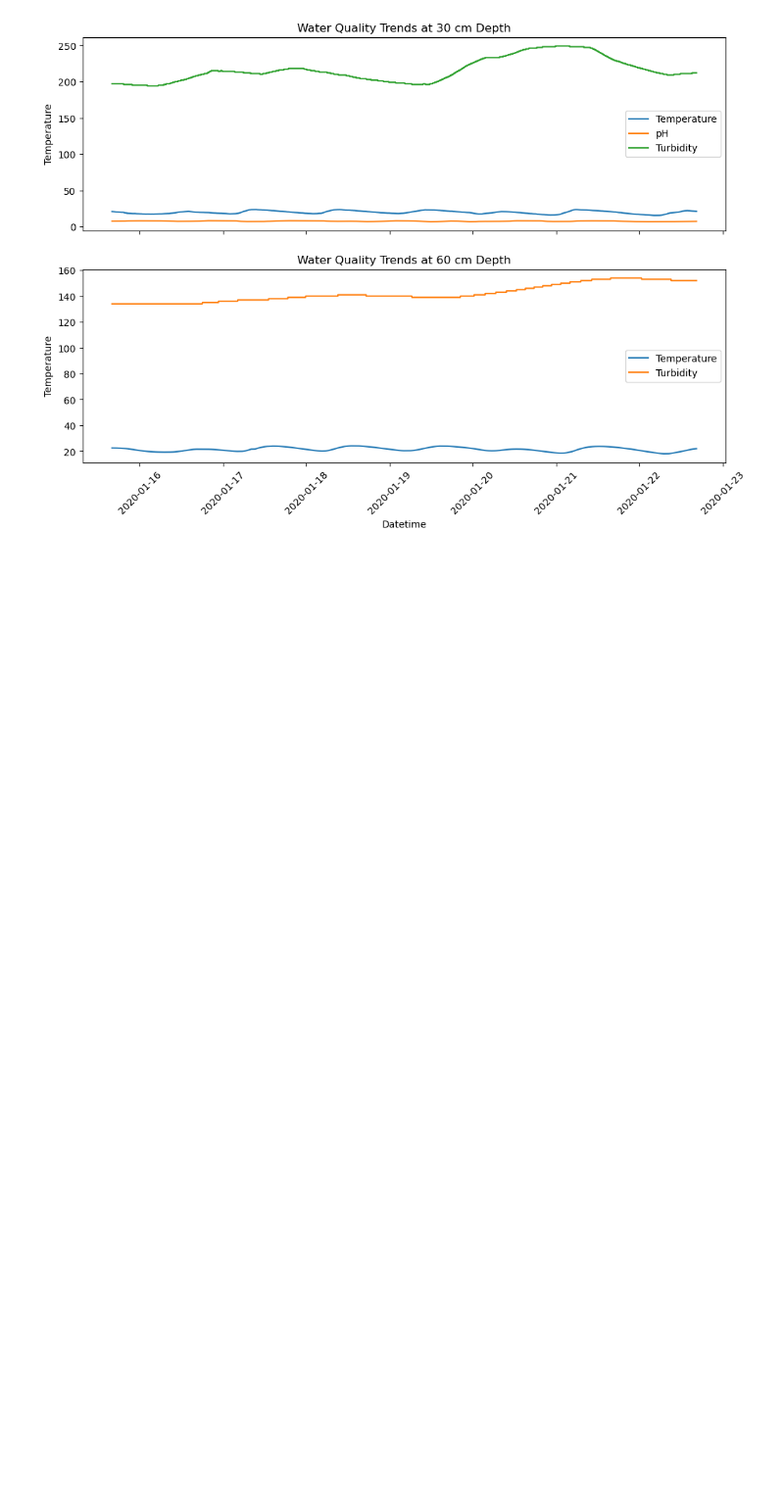
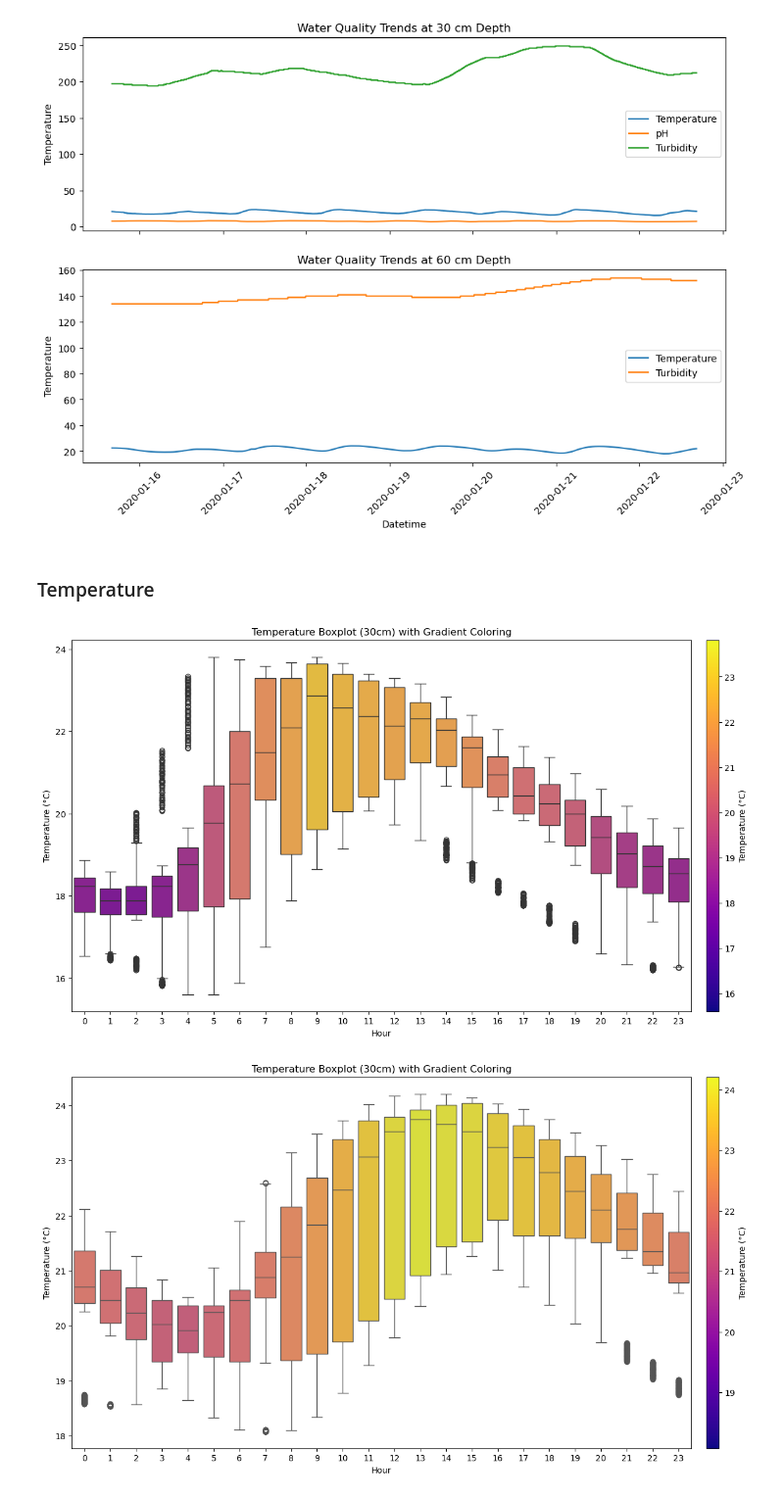
Before and after one commit to omarsagoo/iot-smart-aquarium, a Jupyter notebook: notebooks/iot-smart-aquarium.ipynb, the cells around one changed output. Shown: that part at 98% size. Cells and saved outputs as stored; diff of their text form; code cells hidden in the pictures; blank space fills up the shorter version.

Commit message:
add eda analysis to notebook

```diff
--- a/notebooks/iot-smart-aquarium.ipynb
+++ b/notebooks/iot-smart-aquarium.ipynb
@@ -27,8 +28,8 @@ data_60cm.head()
 | 3 | 2020-01-15 16:03:22 | 22.54 | 134 |
 | 4 | 2020-01-15 16:04:26 | 22.54 | 134 |
 # %%
-data_30cm['Datetime'] = pd.to_datetime(data_30cm['Date'])
-data_60cm['Datetime'] = pd.to_datetime(data_60cm['Date'])
+data_30cm['Datetime'] = pd.to_datetime(data_30cm['Date'], errors="coerce")
+data_60cm['Datetime'] = pd.to_datetime(data_60cm['Date'], errors="coerce")
 # %%
 # Summary statistics
 print("Summary statistics for 30 cm depth:")
@@ -72,3 +73,64 @@ plt.xticks(rotation=45)
 plt.show()
 # %% [output]
 [figure]
+# %% [markdown]
+### Temperature
+# %%
+import matplotlib.patches as mpatches
+
+# Diurnal Patterns (Day vs. Night Analysis)
+data_30cm["Hour"] = data_30cm["Datetime"].dt.hour
+data_60cm["Hour"] = data_60cm["Datetime"].dt.hour
+
+cmap = plt.cm.plasma  # 'plasma' gives a nice temperature gradient, you can try 'coolwarm' or 'viridis'
+# Normalize temperature values for mapping colors
+norm_30cm = plt.Normalize(data_30cm["Temperature"].min(), data_30cm["Temperature"].max())
+norm_60cm = plt.Normalize(data_60cm["Temperature"].min(), data_60cm["Temperature"].max())
+
+color_mapping_30cm = {f"{hour}": cmap(norm_30cm(data_30cm[data_30cm["Hour"] == hour]["Temperature"].median())) for hour in range(24)}
+color_mapping_60cm = {f"{hour}": cmap(norm_30cm(data_60cm[data_60cm["Hour"] == hour]["Temperature"].median())) for hour in range(24)}
+
+# Convert the dictionary into a list of colors in order of appearance
+palette_30cm = [color_mapping_30cm[f"{hour}"] for hour in sorted(data_30cm["Hour"].unique())]
+palette_60cm = [color_mapping_60cm[f"{hour}"] for hour in sorted(data_60cm["Hour"].unique())]
+
+# Create the figure and axis
+plt.figure(figsize=(16, 8))
+
+# Create a boxplot (without color first)
+ax = sns.boxplot(x="Hour", y="Temperature", hue="Hour", data=data_30cm, palette=palette_30cm, legend=False)
+
+# Add a colorbar for reference
+sm = plt.cm.ScalarMappable(cmap=cmap, norm=norm_30cm)
+sm.set_array([])
+cbar = plt.colorbar(sm, ax=ax, aspect=30, pad=0.02)
+cbar.set_label("Temperature (°C)")
+
+# Labels and title
+ax.set_title("Temperature Boxplot (30cm) with Gradient Coloring")
+ax.set_ylabel("Temperature (°C)")
+
+# Show plot
+plt.show()
+
+# Create the figure and axis
+plt.figure(figsize=(16, 8))
+
+# Create a boxplot (without color first)
+ax = sns.boxplot(x="Hour", y="Temperature", hue="Hour", data=data_60cm, palette=palette_60cm, legend=False)
+
+# Add a colorbar for reference
+sm = plt.cm.ScalarMappable(cmap=cmap, norm=norm_60cm)
+sm.set_array([])
+cbar = plt.colorbar(sm, ax=ax, aspect=30, pad=0.02)
+cbar.set_label("Temperature (°C)")
+
+# Labels and title
+ax.set_title("Temperature Boxplot (30cm) with Gradient Coloring")
+ax.set_ylabel("Temperature (°C)")
+
+# Show plot
+plt.show()
+# %% [output]
+[figure, added]
+[figure, added]
```
Also changed, not shown: parts of 11 cells of this notebook.
